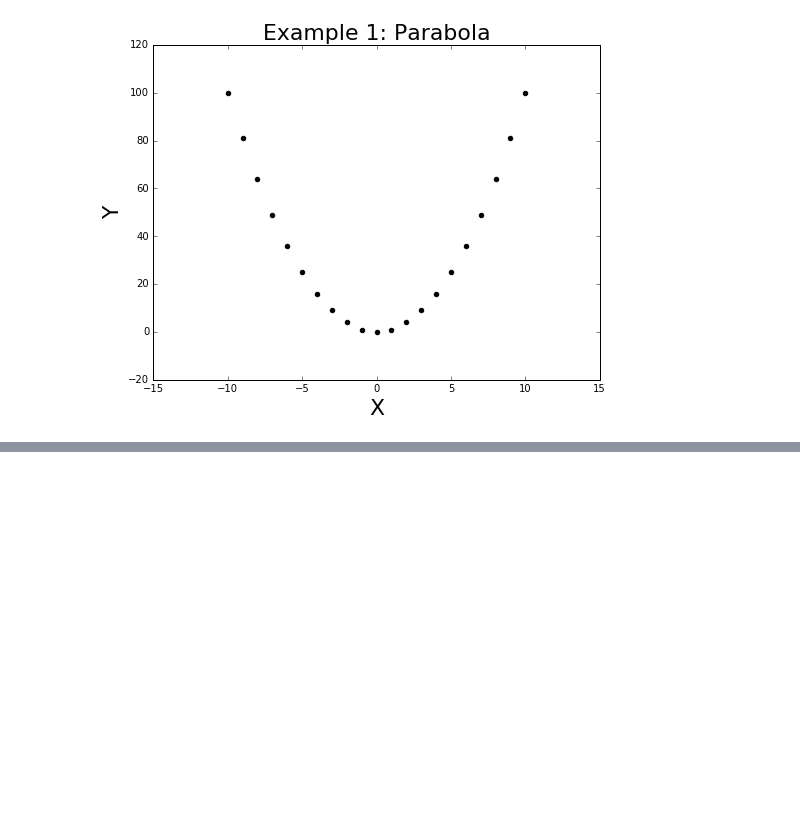
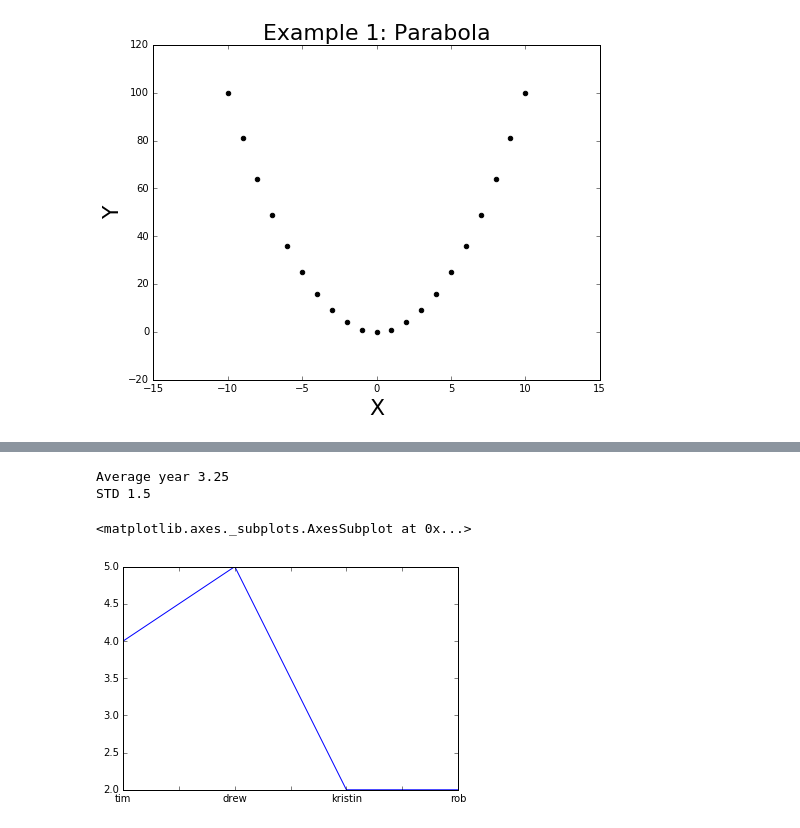
Before and after one commit to timflew/python_lessons, a Jupyter notebook: Lesson 0-Programming languages.ipynb, the cells around one changed output, grey strips where cells are left out. Saved outputs shown, nothing was run; the diff lists cells and outputs as text; code cells hidden in the pictures; blank space fills up the shorter version.

```diff
--- a/Lesson 0-Programming languages.ipynb
+++ b/Lesson 0-Programming languages.ipynb
@@ -92,0 +106,6 @@ If you want to design an experiment in lab, you could use C, Java or Python too.
+# %%
+import pandas as pd
+
+raw_data={'subject':['tim','drew','kristin','rob'],'year':[4,5,2,2],'lives_in_grad_housing':[True,True,True,False]}
+grad_data=pd.DataFrame(raw_data,index=raw_data['subject'])
+grad_data
@@ -92,0 +118,13 @@ If you want to design an experiment in lab, you could use C, Java or Python too.
+# %%
+avg_year=grad_data['year'].mean()
+std_year=grad_data['year'].std()
+print 'Average year '+str(avg_year)
+print 'STD '+str(std_year)
+# %% [output]
+Average year 3.25
+STD 1.5
+# %%
+grad_data['year'].plot()
+# %% [output]
+<matplotlib.axes._subplots.AxesSubplot at 0x...>
+[figure, added]
```
Also changed, not shown: parts of 7 cells of this notebook, 3 other files.
